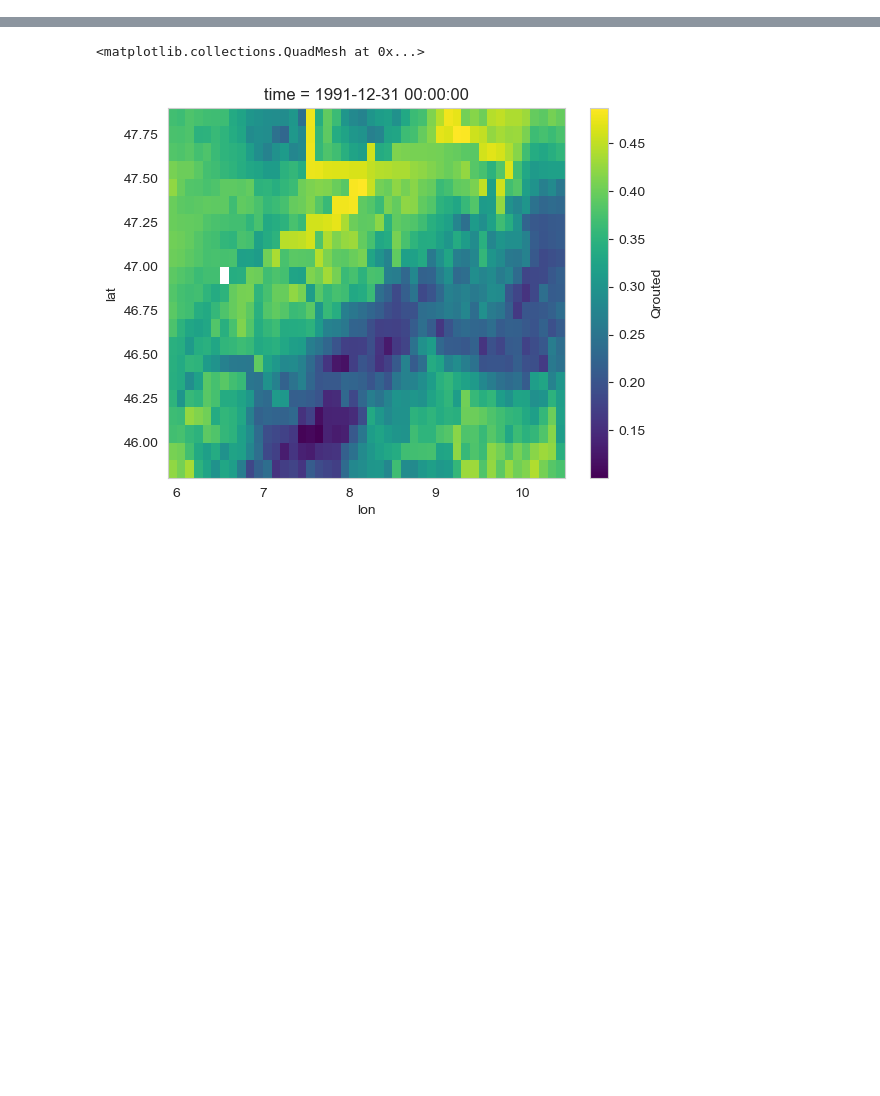
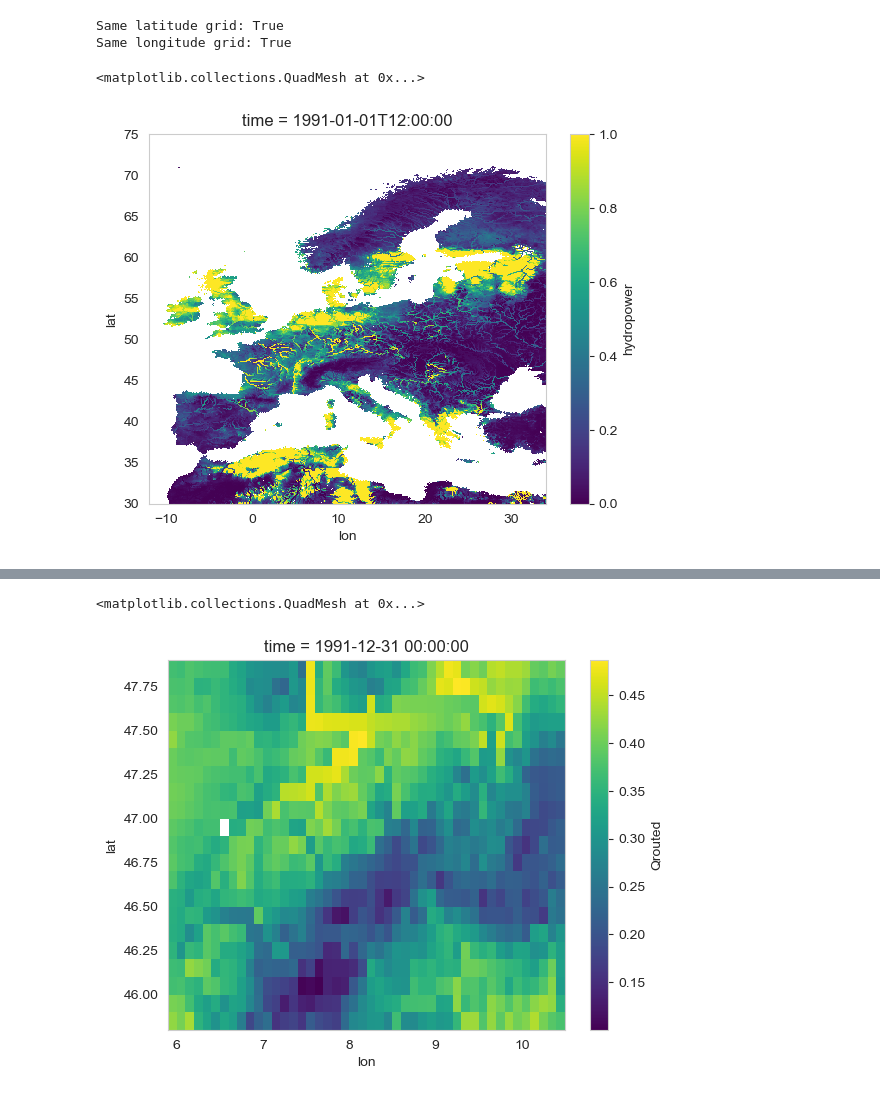
Before and after one commit to yasserhaddad/CORDEX2Energy, a Jupyter notebook: notebooks/conversion_energy/compute_hydropower.ipynb, the cells around one changed output, grey strips where cells are left out. Drawn from its saved outputs; the diff is of its cells as text; code cells hidden in the pictures; blank space fills up the shorter version.

```diff
--- a/notebooks/conversion_energy/compute_hydropower.ipynb
+++ b/notebooks/conversion_energy/compute_hydropower.ipynb
@@ -84,5 +137,20 @@ ds_hydropower = xr.open_zarr(output_path_hydropower / f"hydropower_{climate_mode
+# %%
+# Check if ds_tas and ds_hydropower have the same latitude and longitude coordinates
+same_lat = np.allclose(ds_tas.lat.values, ds_hydropower.lat.values)
+same_lon = np.allclose(ds_tas.lon.values, ds_hydropower.lon.values)
+
+print(f"Same latitude grid: {same_lat}")
+print(f"Same longitude grid: {same_lon}")
+# %% [output]
+Same latitude grid: True
+Same longitude grid: True
 # %%
 ds_hydropower = ds_hydropower.convert_calendar('standard', align_on='year')
+# %%
+ds_hydropower.isel(time=0).hydropower.plot()
+# %% [output]
+<matplotlib.collections.QuadMesh at 0x...>
+[figure, added]
 # %%
 ds_hydropower.sel(time="1991").resample(time="YE").mean(dim="time").isel(time=0).hydropower.plot()
 # %% [output]
```
Also changed, not shown: parts of 8 cells of this notebook, 24 other files.
